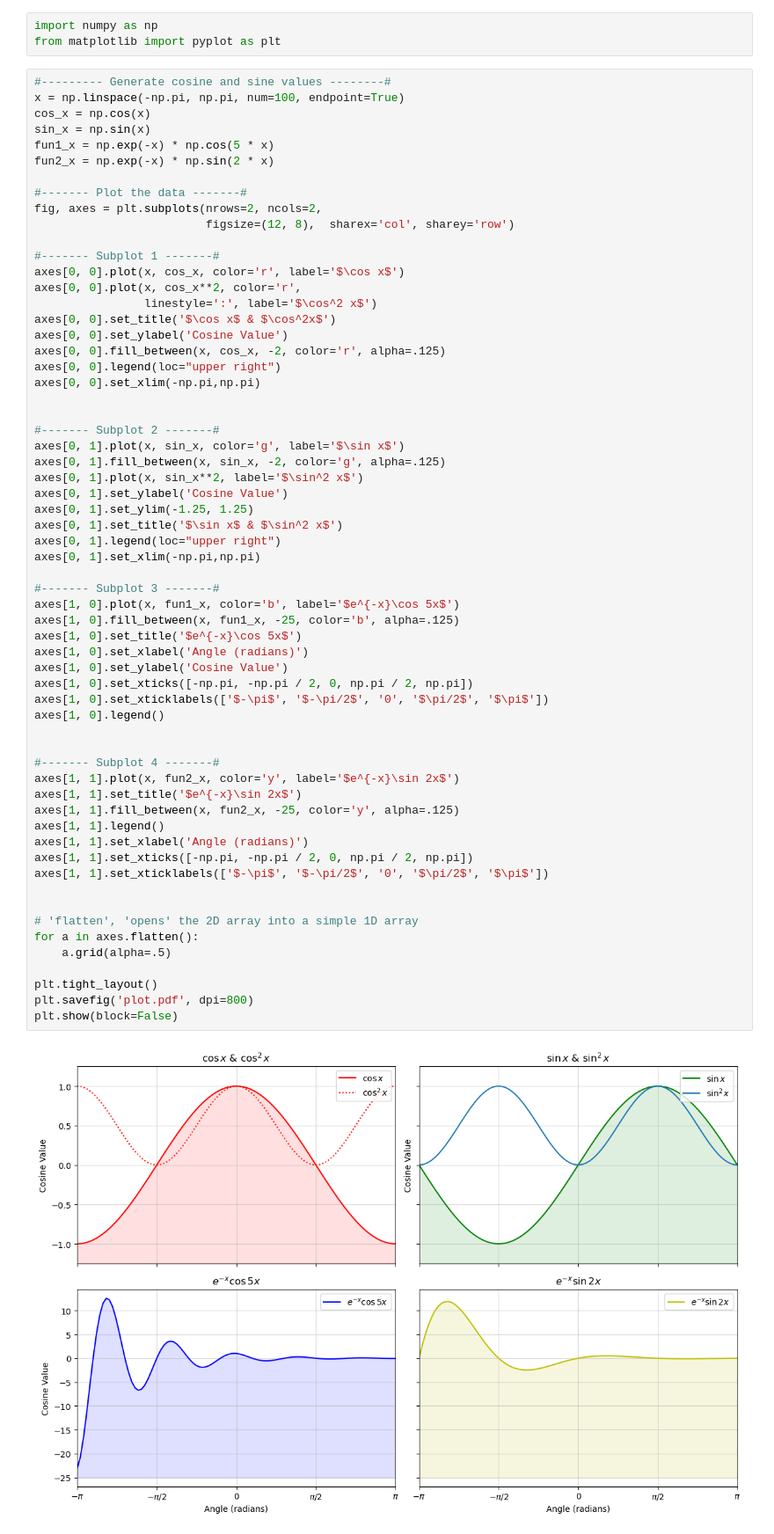
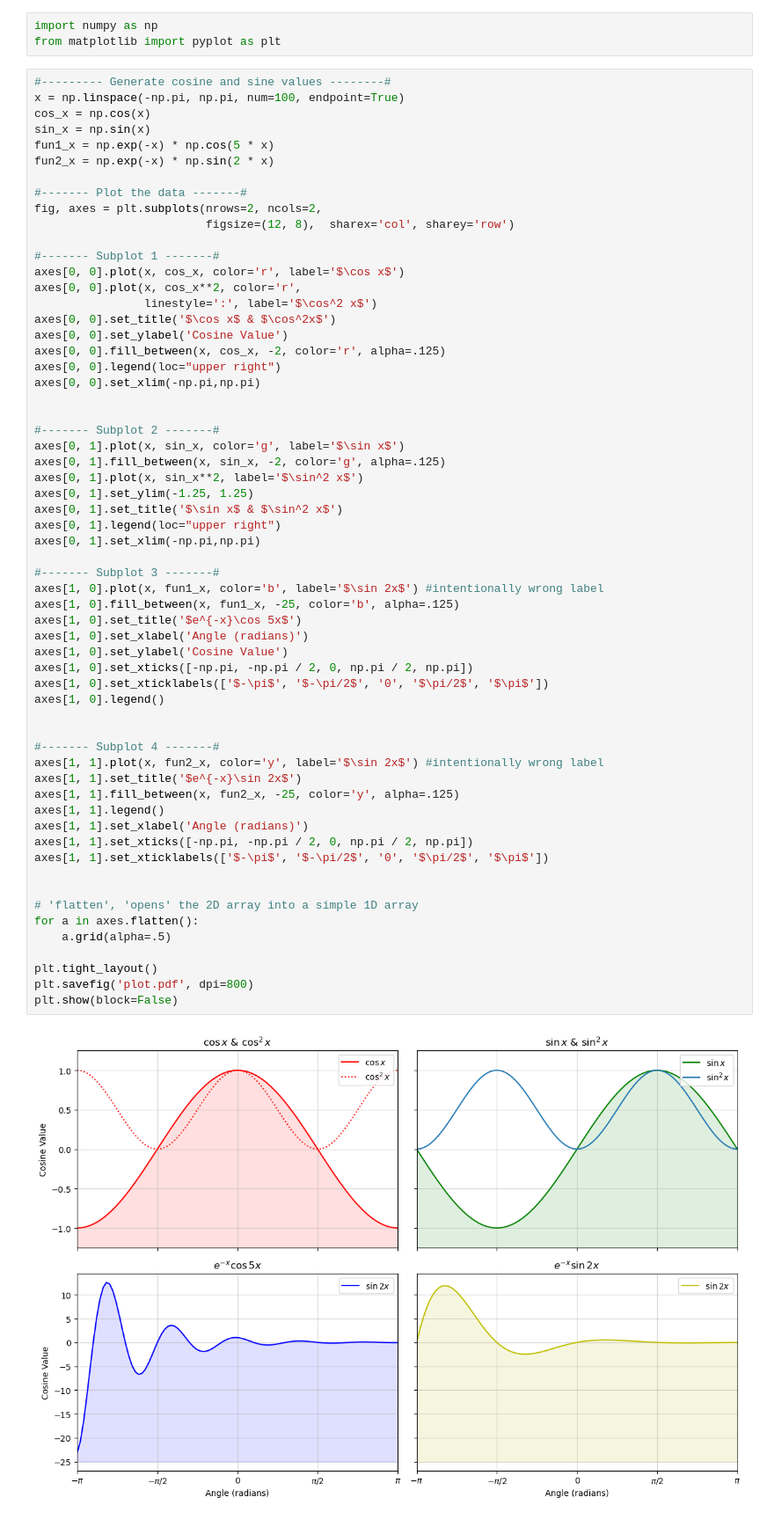
Before and after one commit to SPS-SP2273/learning-portfolio-2024-aug-kowala03, a Jupyter notebook: 7.2_plotting__exercises/READY FOR REVIEW plotting_(good)_exercises.ipynb, the cells around one changed output. Shown: that part at 88% size. Cells and saved outputs as stored; diff of their text form.

Commit message:
addressed comments plotting good

```diff
--- a/7.2_plotting__exercises/READY FOR REVIEW plotting_(good)_exercises.ipynb
+++ b/7.2_plotting__exercises/READY FOR REVIEW plotting_(good)_exercises.ipynb
@@ -30,39 +30,38 @@ axes[0, 0].set_xlim(-np.pi,np.pi)
 axes[0, 1].plot(x, sin_x, color='g', label='$\sin x$')
 axes[0, 1].fill_between(x, sin_x, -2, color='g', alpha=.125)
 axes[0, 1].plot(x, sin_x**2, label='$\sin^2 x$')
-axes[0, 1].set_ylabel('Cosine Value')
 axes[0, 1].set_ylim(-1.25, 1.25)
 axes[0, 1].set_title('$\sin x$ & $\sin^2 x$')
 axes[0, 1].legend(loc="upper right")
 axes[0, 1].set_xlim(-np.pi,np.pi)
 
 #------- Subplot 3 -------#
-axes[1, 0].plot(x, fun1_x, color='b', label='$e^{-x}\cos 5x$')
+axes[1, 0].plot(x, fun1_x, color='b', label='$\sin 2x$') #intentionally wrong label
 axes[1, 0].fill_between(x, fun1_x, -25, color='b', alpha=.125)
 axes[1, 0].set_title('$e^{-x}\cos 5x$')
 axes[1, 0].set_xlabel('Angle (radians)')
 axes[1, 0].set_ylabel('Cosine Value')
 axes[1, 0].set_xticks([-np.pi, -np.pi / 2, 0, np.pi / 2, np.pi])
 axes[1, 0].set_xticklabels(['$-\pi$', '$-\pi/2$', '0', '$\pi/2$', '$\pi$'])
 axes[1, 0].legend()
 
 
 #------- Subplot 4 -------#
-axes[1, 1].plot(x, fun2_x, color='y', label='$e^{-x}\sin 2x$')
+axes[1, 1].plot(x, fun2_x, color='y', label='$\sin 2x$') #intentionally wrong label
 axes[1, 1].set_title('$e^{-x}\sin 2x$')
 axes[1, 1].fill_between(x, fun2_x, -25, color='y', alpha=.125)
 axes[1, 1].legend()
 axes[1, 1].set_xlabel('Angle (radians)')
 axes[1, 1].set_xticks([-np.pi, -np.pi / 2, 0, np.pi / 2, np.pi])
 axes[1, 1].set_xticklabels(['$-\pi$', '$-\pi/2$', '0', '$\pi/2$', '$\pi$'])
 
 
 # 'flatten', 'opens' the 2D array into a simple 1D array
 for a in axes.flatten():
     a.grid(alpha=.5)
 
 plt.tight_layout()
 plt.savefig('plot.pdf', dpi=800)
 plt.show(block=False)
 # %% [output]
-[figure, old version]
+[figure, new version]
```
